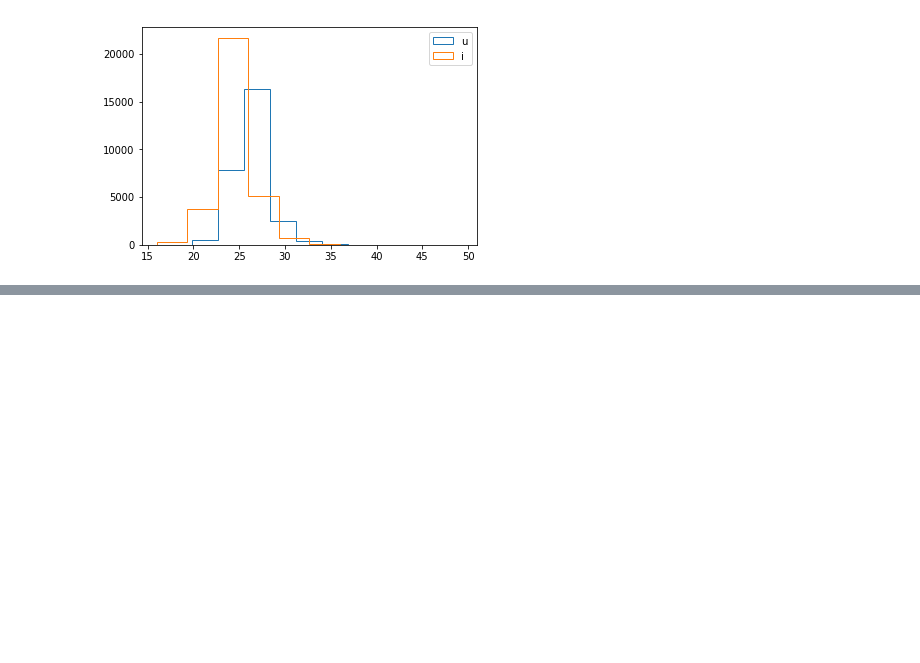
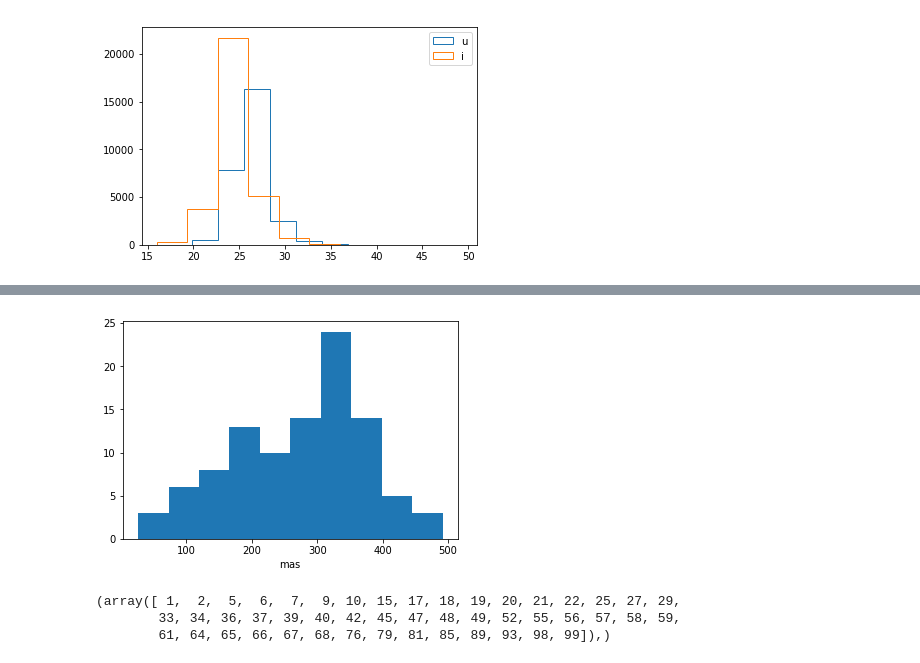
Before and after one commit to nicolaschotard/lsst_drp_analysis, a Jupyter notebook: python/6_astropy_exercices.ipynb, the cells around one changed output, grey strips where cells are left out. Cells and saved outputs as stored; diff of their text form; code cells hidden in the pictures; blank space fills up the shorter version.

```diff
--- a/python/6_astropy_exercices.ipynb
+++ b/python/6_astropy_exercices.ipynb
@@ -116,0 +213,20 @@ magi
+# %%
+coords = SkyCoord(ra, dec, unit='deg')
+fakecat = SkyCoord(nra, ndec, unit='deg')
+idx, d2d, d3d = fakecat.match_to_catalog_sky(coords)
+# %%
+from astropy import units as u
+d2d = d2d.value * u.deg
+# %%
+from astropy.visualization import quantity_support
+with quantity_support():
+    plt.hist(d2d.to('mas'))
+# %% [output]
+[figure, added]
+# %%
+bad = np.where(d2d.mas > 300)
+bad
+# %% [output]
+(array([ 1,  2,  5,  6,  7,  9, 10, 15, 17, 18, 19, 20, 21, 22, 25, 27, 29,
+        33, 34, 36, 37, 39, 40, 42, 45, 47, 48, 49, 52, 55, 56, 57, 58, 59,
+        61, 64, 65, 66, 67, 68, 76, 79, 81, 85, 89, 93, 98, 99]),)
```
Also changed, not shown: parts of 22 cells of this notebook.
